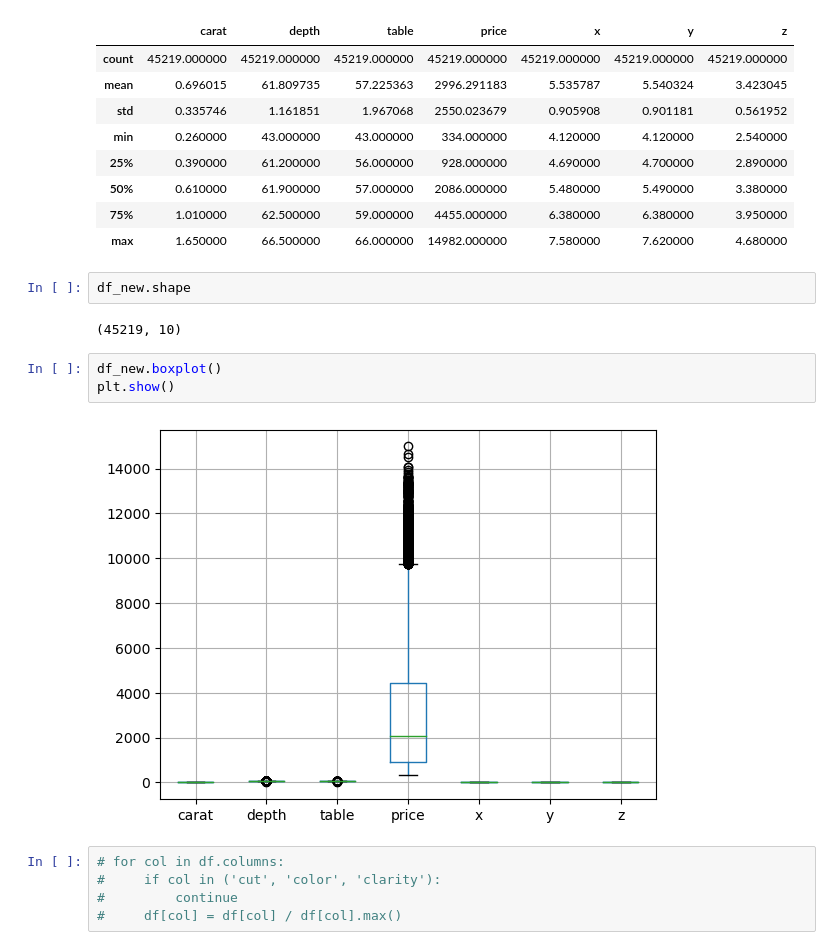
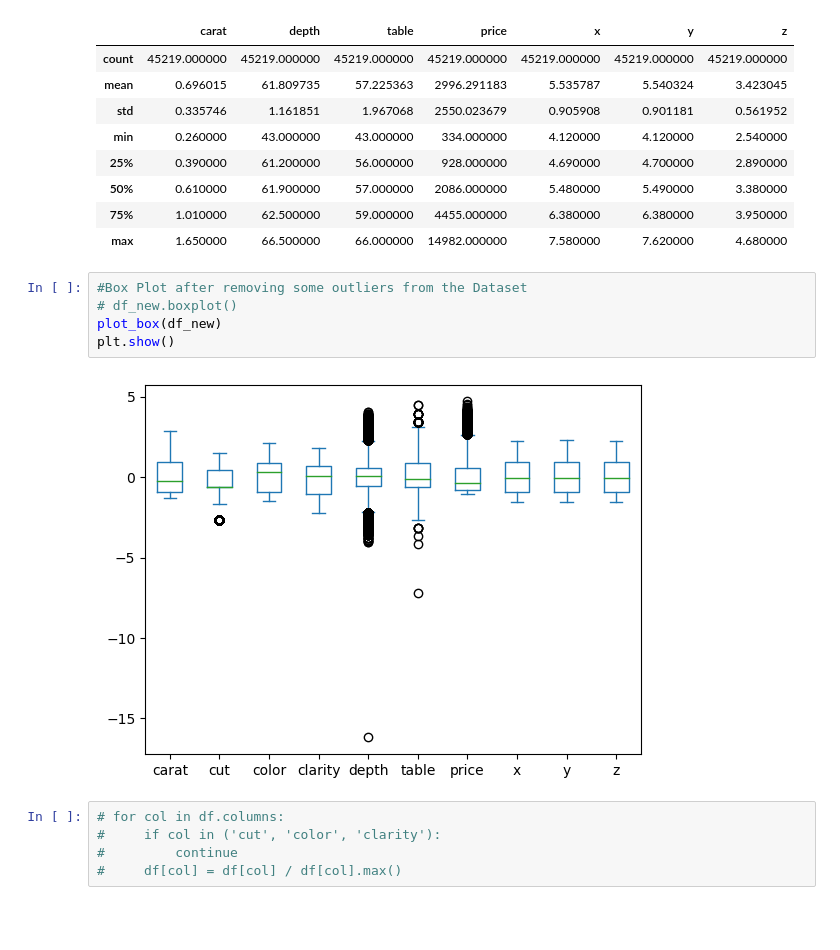
Before and after one commit to rlawns255/Project4_Group4, a Jupyter notebook: Data_clean.ipynb, the cells around one changed output. Saved outputs shown, nothing was run; the diff lists cells and outputs as text; blank space fills up the shorter version.

```diff
--- a/Data_clean.ipynb
+++ b/Data_clean.ipynb
@@ -247,15 +232,13 @@ df_new.describe()
 | 50% | 0.610000 | 61.900000 | 57.000000 | 2086.000000 | 5.480000 | 5.490000 | 3.380000 |
 | 75% | 1.010000 | 62.500000 | 59.000000 | 4455.000000 | 6.380000 | 6.380000 | 3.950000 |
 | max | 1.650000 | 66.500000 | 66.000000 | 14982.000000 | 7.580000 | 7.620000 | 4.680000 |
-# %%
-df_new.shape
-# %% [output]
-(45219, 10)
-# %%
-df_new.boxplot()
-plt.show()
-# %% [output]
-[figure, removed]
+# %%
+#Box Plot after removing some outliers from the Dataset
+# df_new.boxplot()
+plot_box(df_new)
+plt.show()
+# %% [output]
+[figure, added]
 # %%
 # for col in df.columns:
 #     if col in ('cut', 'color', 'clarity'):
```
Also changed, not shown: parts of 42 cells of this notebook.
